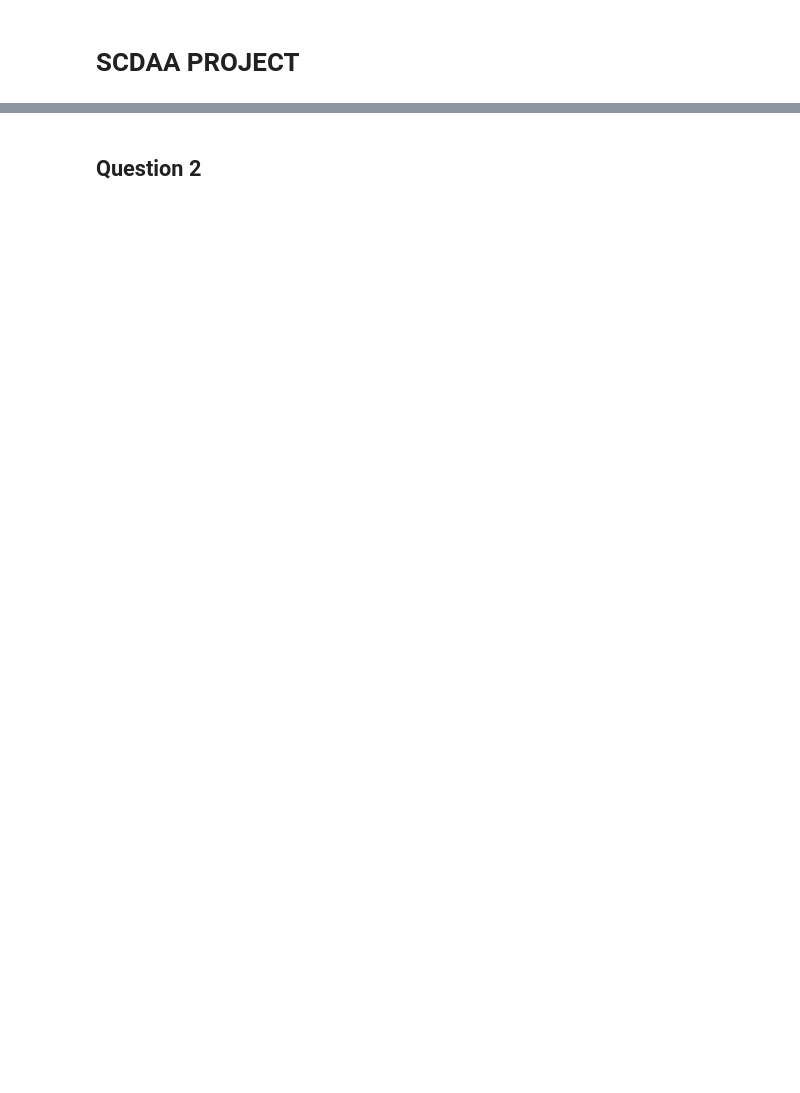
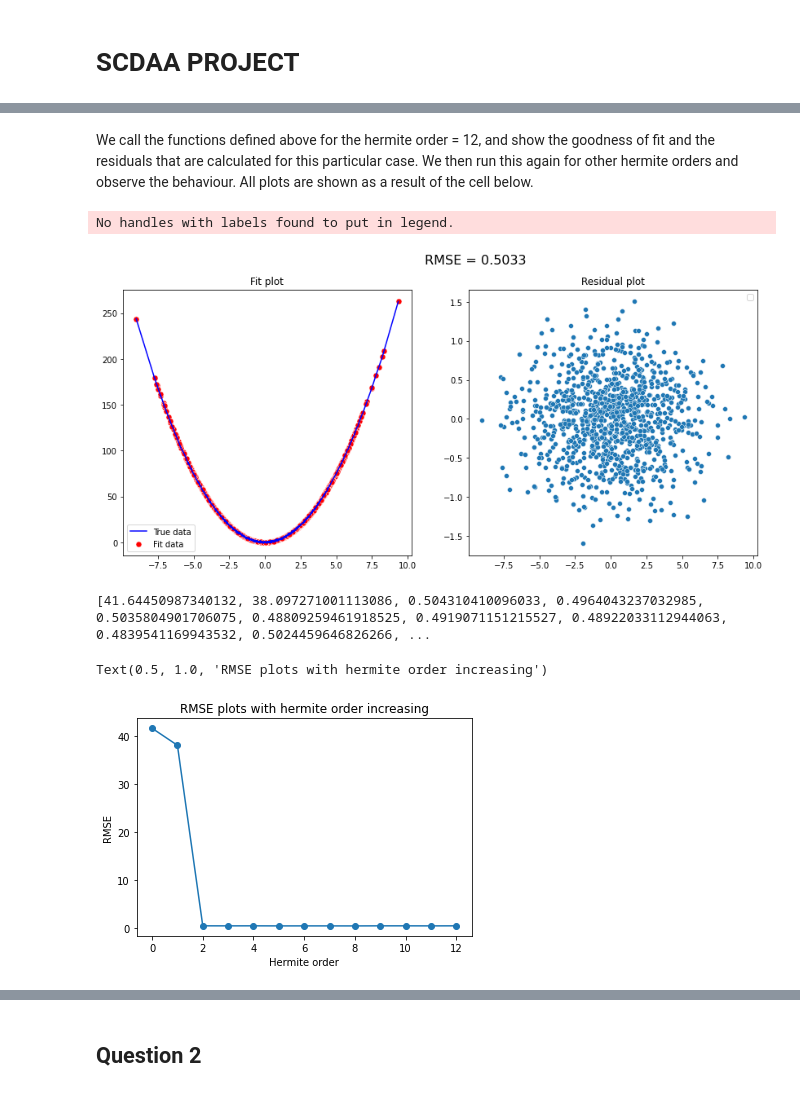
Before and after one commit to s2133934/SCDAA_CW_2021, a Jupyter notebook: notebook.ipynb, the cells around one changed output, grey strips where cells are left out. Drawn from its saved outputs; the diff is of its cells as text; code cells hidden in the pictures; blank space fills up the shorter version.

```diff
--- a/notebook.ipynb
+++ b/notebook.ipynb
@@ -173,0 +165,25 @@ np.polynomial.hermite_e
+# %% [markdown]
+We call the functions defined above for the hermite order = 12, and show the goodness of fit and the residuals that are calculated for this particular case. We then run this again for other hermite orders and observe the behaviour. All plots are shown as a result of the cell below.
+# %%
+hermite_order = 12
+rmse = []
+for sample in range(hermite_order +1):
+    # Code runs for each hermite order up to max (12), but only shows plots for final order.
+    if sample == hermite_order:
+        plot_last = True
+    else:
+        plot_last = False
+    rmse.append(first_test(sample, plot = False, plot_last= plot_last))
+print(rmse)
+
+plt.scatter(list(range(hermite_order+1)), rmse)
+plt.xlabel('Hermite order')
+plt.ylabel('RMSE')
+
+sns.lineplot(x = list(range(hermite_order+1)) , y = rmse).set_title('RMSE plots with hermite order increasing')
+# %% [output]
+No handles with labels found to put in legend.
+[figure, added]
+[41.64450987340132, 38.097271001113086, 0.504310410096033, 0.4964043237032985, 0.5035804901706075, 0.48809259461918525, 0.4919071151215527, 0.48922033112944063, 0.4839541169943532, 0.5024459646826266, ...
+Text(0.5, 1.0, 'RMSE plots with hermite order increasing')
+[figure, added]
```
Also changed, not shown: parts of 84 cells of this notebook, 3 other files.
